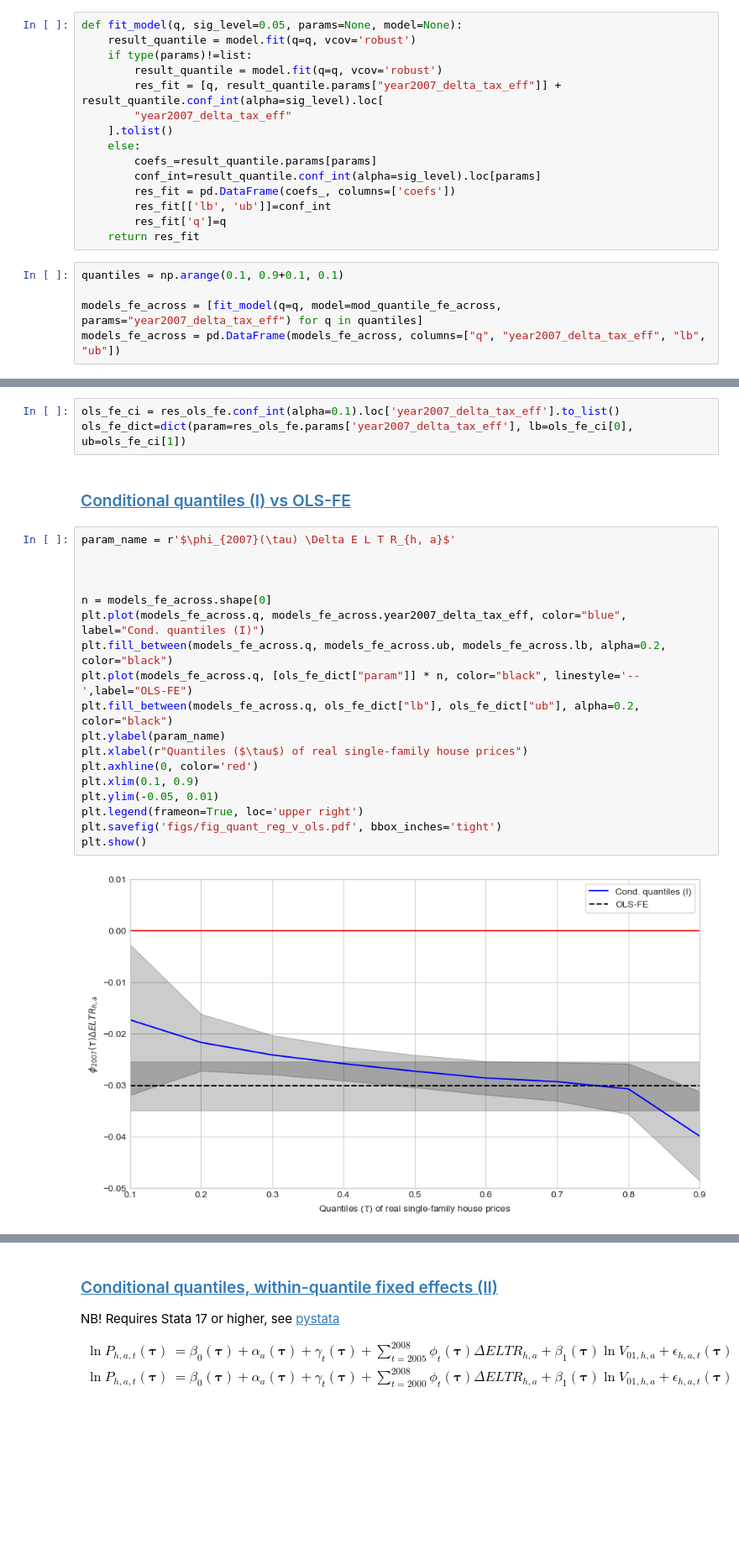
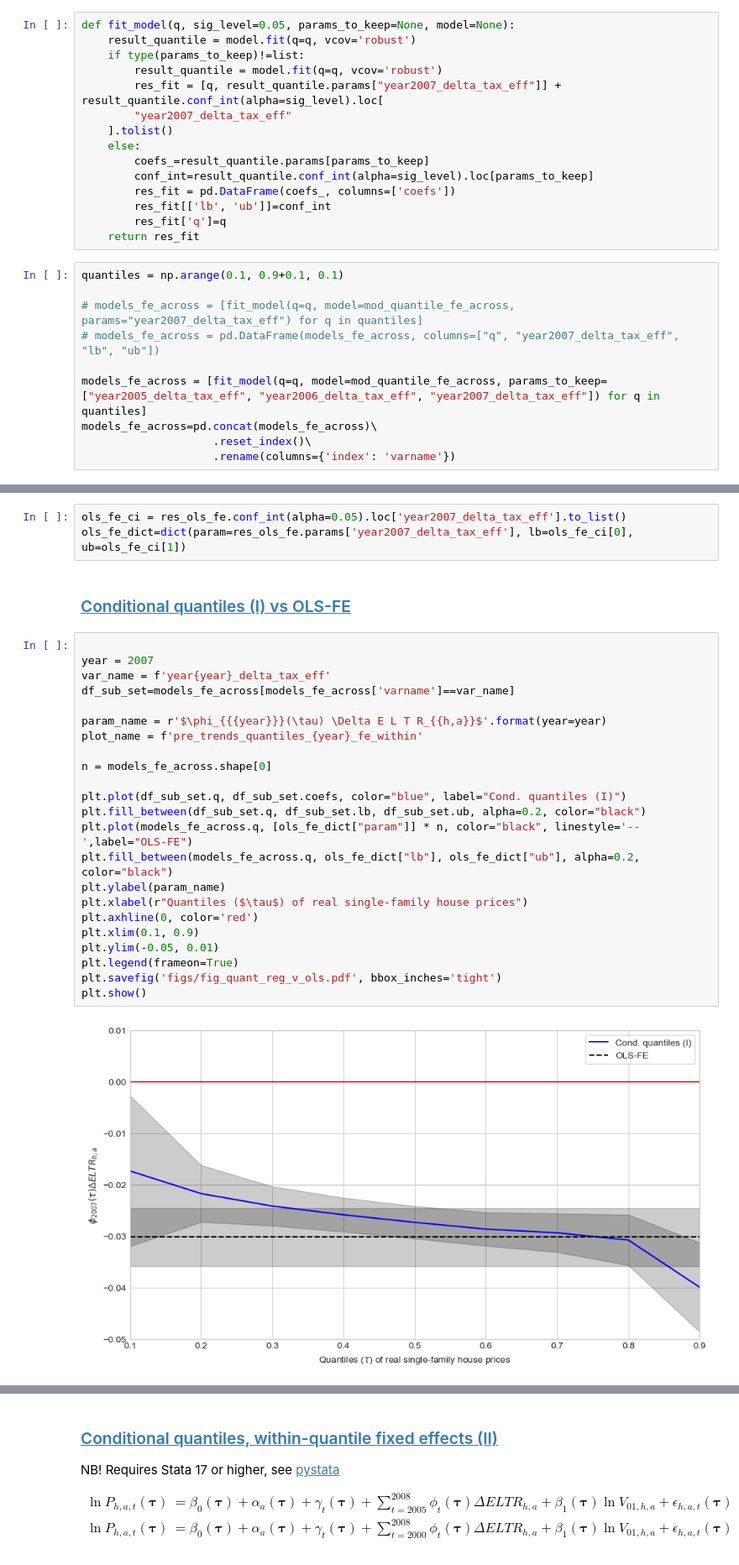
Before and after one commit to jorgenhost/No_taxation_without_capitalization, a Jupyter notebook: 4_main.ipynb, the cells around one changed output, grey strips where cells are left out. Shown at 84% size. Drawn from its saved outputs; the diff is of its cells as text; blank space fills up the shorter version.

```diff
--- a/4_main.ipynb
+++ b/4_main.ipynb
@@ -601,16 +601,16 @@ mod_quantile_fe_across = smf.quantreg(formula,
               .pipe(demean(col_to_demean="year2008_delta_tax_eff"))
               .pipe(demean(col_to_demean="ln_prop_value")))
 # %%
-def fit_model(q, sig_level=0.05, params=None, model=None):
+def fit_model(q, sig_level=0.05, params_to_keep=None, model=None):
     result_quantile = model.fit(q=q, vcov='robust')
-    if type(params)!=list:
+    if type(params_to_keep)!=list:
         result_quantile = model.fit(q=q, vcov='robust')
         res_fit = [q, result_quantile.params["year2007_delta_tax_eff"]] + result_quantile.conf_int(alpha=sig_level).loc[
         "year2007_delta_tax_eff"
     ].tolist()
     else:
-        coefs_=result_quantile.params[params]
-        conf_int=result_quantile.conf_int(alpha=sig_level).loc[params]
+        coefs_=result_quantile.params[params_to_keep]
+        conf_int=result_quantile.conf_int(alpha=sig_level).loc[params_to_keep]
         res_fit = pd.DataFrame(coefs_, columns=['coefs'])
         res_fit[['lb', 'ub']]=conf_int
         res_fit['q']=q
@@ -618,5 +618,10 @@ def fit_model(q, sig_level=0.05, params=None, model=None):
 # %%
 quantiles = np.arange(0.1, 0.9+0.1, 0.1)
 
-models_fe_across = [fit_model(q=q, model=mod_quantile_fe_across, params="year2007_delta_tax_eff") for q in quantiles]
-models_fe_across = pd.DataFrame(models_fe_across, columns=["q", "year2007_delta_tax_eff", "lb", "ub"])
+# models_fe_across = [fit_model(q=q, model=mod_quantile_fe_across, params="year2007_delta_tax_eff") for q in quantiles]
+# models_fe_across = pd.DataFrame(models_fe_across, columns=["q", "year2007_delta_tax_eff", "lb", "ub"])
+
+models_fe_across = [fit_model(q=q, model=mod_quantile_fe_across, params_to_keep=["year2005_delta_tax_eff", "year2006_delta_tax_eff", "year2007_delta_tax_eff"]) for q in quantiles]
+models_fe_across=pd.concat(models_fe_across)\
+                    .reset_index()\
+                    .rename(columns={'index': 'varname'})
@@ -637,25 +628,30 @@ models_fe_across
 # %%
-ols_fe_ci = res_ols_fe.conf_int(alpha=0.1).loc['year2007_delta_tax_eff'].to_list()
+ols_fe_ci = res_ols_fe.conf_int(alpha=0.05).loc['year2007_delta_tax_eff'].to_list()
 ols_fe_dict=dict(param=res_ols_fe.params['year2007_delta_tax_eff'], lb=ols_fe_ci[0], ub=ols_fe_ci[1])
 # %% [markdown]
 ### <a id='toc3_1_3_'></a>[Conditional quantiles (I) vs OLS-FE](#toc0_)
 # %%
-param_name = r'$\phi_{2007}(\tau) \Delta E L T R_{h, a}$'
 
+year = 2007
+var_name = f'year{year}_delta_tax_eff'
+df_sub_set=models_fe_across[models_fe_across['varname']==var_name]
 
+param_name = r'$\phi_{{{year}}}(\tau) \Delta E L T R_{{h,a}}$'.format(year=year)
+plot_name = f'pre_trends_quantiles_{year}_fe_within'
 
 n = models_fe_across.shape[0]
-plt.plot(models_fe_across.q, models_fe_across.year2007_delta_tax_eff, color="blue", label="Cond. quantiles (I)")
-plt.fill_between(models_fe_across.q, models_fe_across.ub, models_fe_across.lb, alpha=0.2, color="black")
+
+plt.plot(df_sub_set.q, df_sub_set.coefs, color="blue", label="Cond. quantiles (I)")
+plt.fill_between(df_sub_set.q, df_sub_set.lb, df_sub_set.ub, alpha=0.2, color="black")
 plt.plot(models_fe_across.q, [ols_fe_dict["param"]] * n, color="black", linestyle='--',label="OLS-FE")
 plt.fill_between(models_fe_across.q, ols_fe_dict["lb"], ols_fe_dict["ub"], alpha=0.2, color="black")
 plt.ylabel(param_name)
 plt.xlabel(r"Quantiles ($\tau$) of real single-family house prices")
 plt.axhline(0, color='red')
 plt.xlim(0.1, 0.9)
 plt.ylim(-0.05, 0.01)
-plt.legend(frameon=True, loc='upper right')
+plt.legend(frameon=True)
 plt.savefig('figs/fig_quant_reg_v_ols.pdf', bbox_inches='tight')
 plt.show()
 # %% [output]
-[figure, old version]
+[figure, new version]
```
Also changed, not shown: parts of 11 cells of this notebook, 54 other files.
